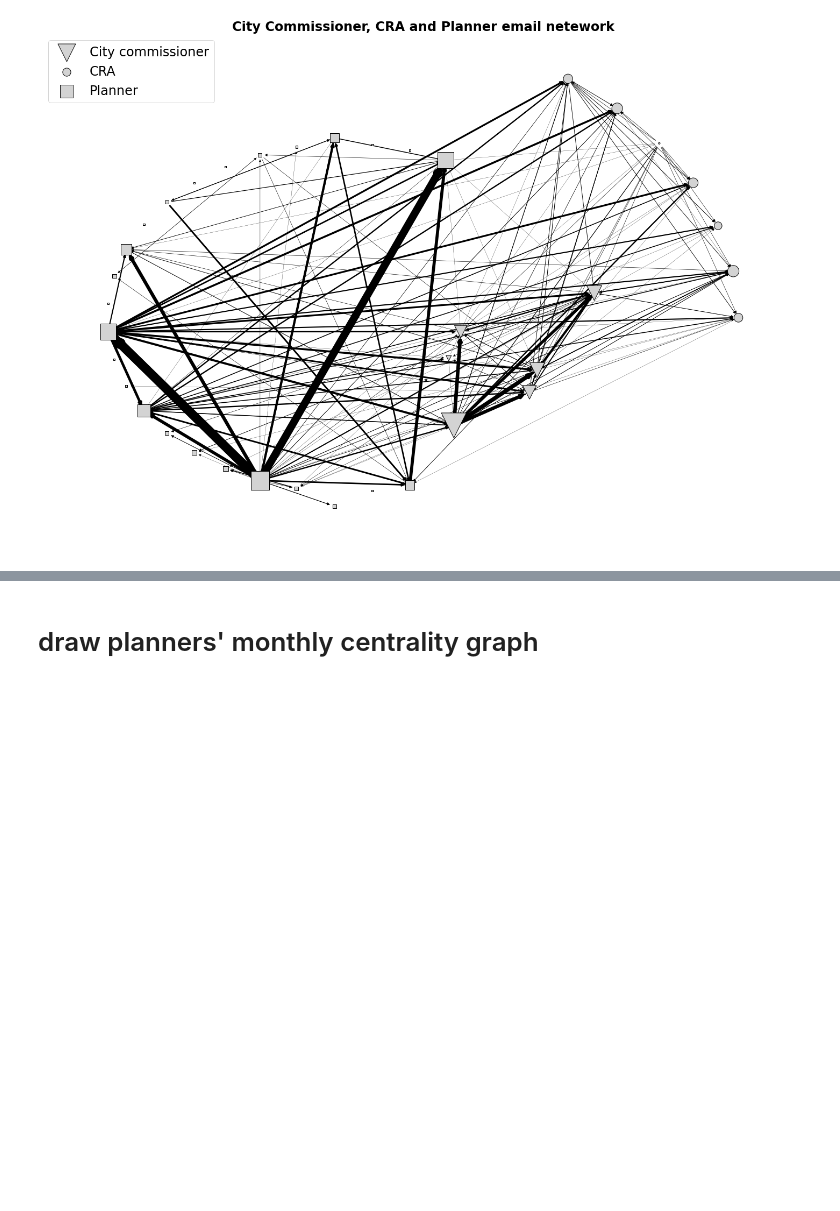
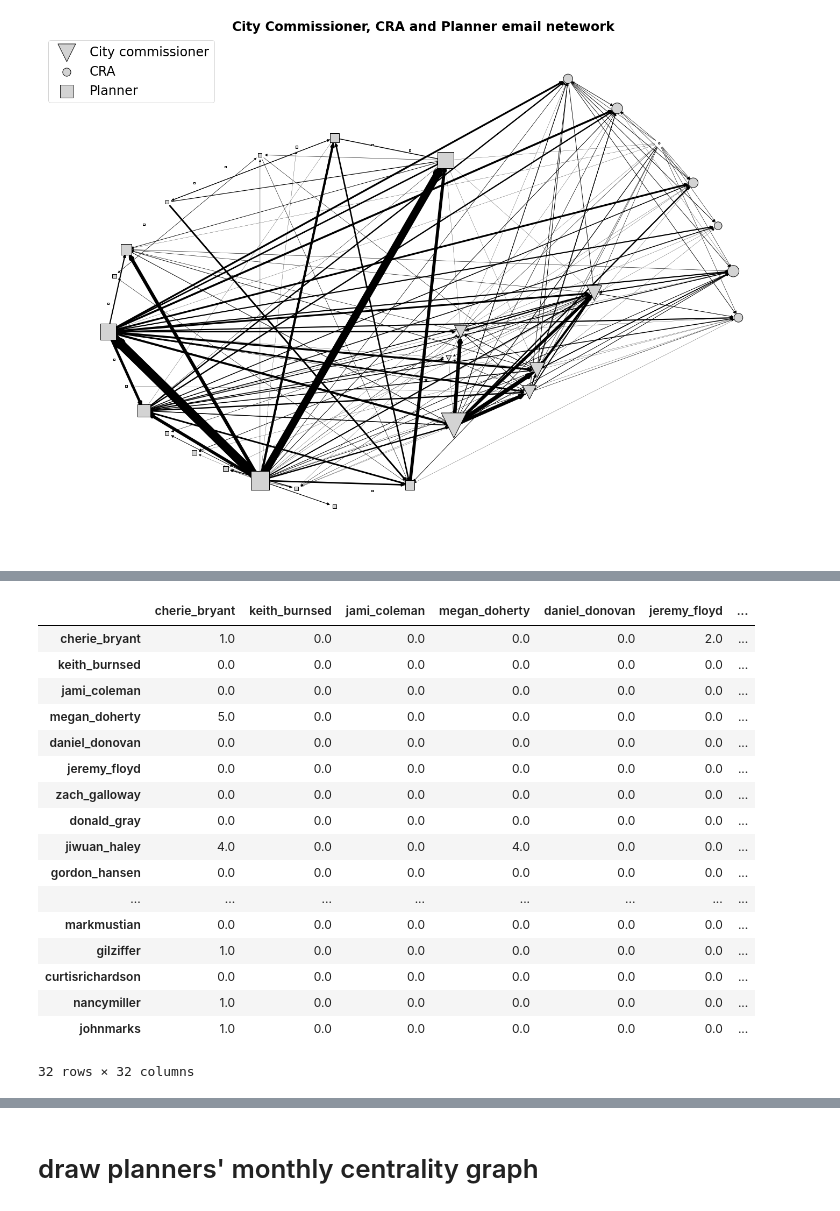
Before and after one commit to yijiawen1203/corruption_project, a Jupyter notebook: CRA_network/2_2 extract planner email and draw updated network_delete label.ipynb, the cells around one changed output, grey strips where cells are left out. Drawn from its saved outputs; the diff is of its cells as text; code cells hidden in the pictures; blank space fills up the shorter version.

```diff
--- a/CRA_network/2_2 extract planner email and draw updated network_delete label.ipynb
+++ b/CRA_network/2_2 extract planner email and draw updated network_delete label.ipynb
@@ -1324,0 +1366,21 @@ pos:  39  labels:  39
+# %%
+no_cra
+# %% [output]
+|  | cherie_bryant | keith_burnsed | jami_coleman | megan_doherty | daniel_donovan | jeremy_floyd | ... |
+| cherie_bryant | 1.0 | 0.0 | 0.0 | 0.0 | 0.0 | 2.0 | ... |
+| keith_burnsed | 0.0 | 0.0 | 0.0 | 0.0 | 0.0 | 0.0 | ... |
+| jami_coleman | 0.0 | 0.0 | 0.0 | 0.0 | 0.0 | 0.0 | ... |
+| megan_doherty | 5.0 | 0.0 | 0.0 | 0.0 | 0.0 | 0.0 | ... |
+| daniel_donovan | 0.0 | 0.0 | 0.0 | 0.0 | 0.0 | 0.0 | ... |
+| jeremy_floyd | 0.0 | 0.0 | 0.0 | 0.0 | 0.0 | 0.0 | ... |
+| zach_galloway | 0.0 | 0.0 | 0.0 | 0.0 | 0.0 | 0.0 | ... |
+| donald_gray | 0.0 | 0.0 | 0.0 | 0.0 | 0.0 | 0.0 | ... |
+| jiwuan_haley | 4.0 | 0.0 | 0.0 | 4.0 | 0.0 | 0.0 | ... |
+| gordon_hansen | 0.0 | 0.0 | 0.0 | 0.0 | 0.0 | 0.0 | ... |
+| ... | ... | ... | ... | ... | ... | ... | ... |
+| markmustian | 0.0 | 0.0 | 0.0 | 0.0 | 0.0 | 0.0 | ... |
+| gilziffer | 1.0 | 0.0 | 0.0 | 0.0 | 0.0 | 0.0 | ... |
+| curtisrichardson | 0.0 | 0.0 | 0.0 | 0.0 | 0.0 | 0.0 | ... |
+| nancymiller | 1.0 | 0.0 | 0.0 | 0.0 | 0.0 | 0.0 | ... |
+| johnmarks | 1.0 | 0.0 | 0.0 | 0.0 | 0.0 | 0.0 | ... |
+32 rows × 32 columns
```
Also changed, not shown: parts of 13 cells of this notebook.
